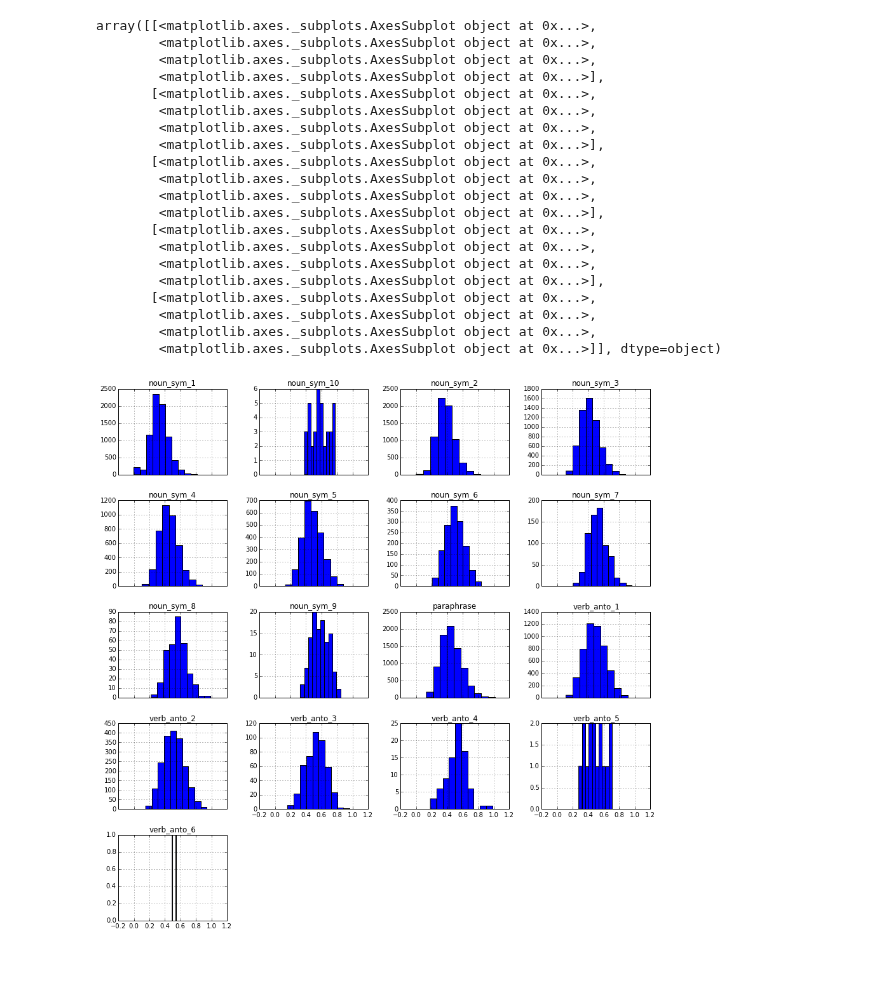
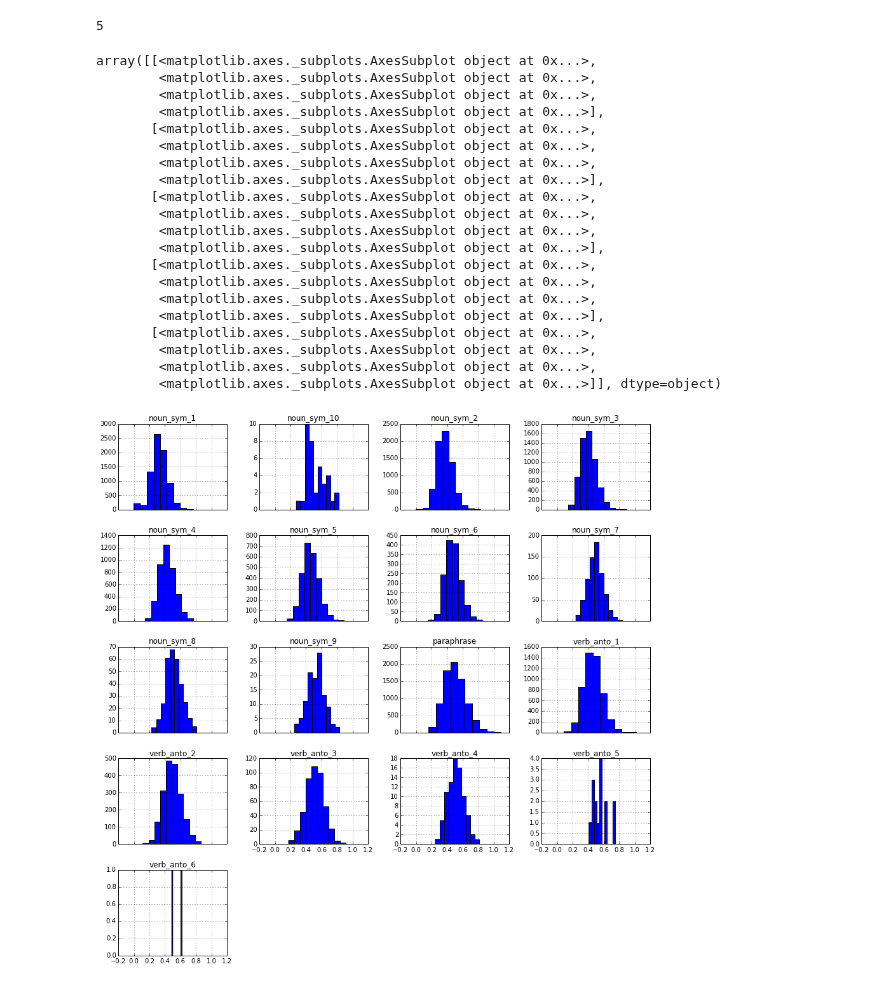
Before and after one commit to oxinabox/phd, a Jupyter notebook: prototypes/Projects/SemanticVsSyntacticEval/results_analysis.ipynb, the cells around one changed output. Drawn from its saved outputs; the diff is of its cells as text; code cells hidden in the pictures.

```diff
--- a/prototypes/Projects/SemanticVsSyntacticEval/results_analysis.ipynb
+++ b/prototypes/Projects/SemanticVsSyntacticEval/results_analysis.ipynb
@@ -40,7 +40,7 @@ def get_dists_table(embedding_filename, max_corruption = 10):
     return dists
 # %%
 rae_dists = get_dists_table("outVectors_RAE2011.csv")
-doc2vec_dists = get_dists_table("outVectors_hansard_doc2vec.csv")
+doc2vec_dists = get_dists_table("outVectors_wiki_doc2vec.csv")
 # %%
 def n_closer_than_paraphrase(prefix, dists):
     """
@@ -85,3 +97,7 @@ ValueError: Length of values does not match length of index
+# %%
+len(compare_sym_anto_distances(doc2vec_dists))
+# %% [output]
+5
 # %%
 def drop_null_cols(df):
     keep_cols = [col for col in df.columns if not(all(pd.isnull(df.loc[:,col])))]
@@ -92,24 +105,24 @@ doc2vec_dists__ = drop_null_cols(doc2vec_dists)
 # %%
-doc2vec_dists.hist(sharex=True)
+drop_null_cols(doc2vec_dists).hist(sharex=True)
 # %% [output]
 array([[<matplotlib.axes._subplots.AxesSubplot object at 0x...>,
         <matplotlib.axes._subplots.AxesSubplot object at 0x...>,
         <matplotlib.axes._subplots.AxesSubplot object at 0x...>,
         <matplotlib.axes._subplots.AxesSubplot object at 0x...>],
        [<matplotlib.axes._subplots.AxesSubplot object at 0x...>,
         <matplotlib.axes._subplots.AxesSubplot object at 0x...>,
         <matplotlib.axes._subplots.AxesSubplot object at 0x...>,
         <matplotlib.axes._subplots.AxesSubplot object at 0x...>],
        [<matplotlib.axes._subplots.AxesSubplot object at 0x...>,
         <matplotlib.axes._subplots.AxesSubplot object at 0x...>,
         <matplotlib.axes._subplots.AxesSubplot object at 0x...>,
         <matplotlib.axes._subplots.AxesSubplot object at 0x...>],
        [<matplotlib.axes._subplots.AxesSubplot object at 0x...>,
         <matplotlib.axes._subplots.AxesSubplot object at 0x...>,
         <matplotlib.axes._subplots.AxesSubplot object at 0x...>,
         <matplotlib.axes._subplots.AxesSubplot object at 0x...>],
        [<matplotlib.axes._subplots.AxesSubplot object at 0x...>,
         <matplotlib.axes._subplots.AxesSubplot object at 0x...>,
         <matplotlib.axes._subplots.AxesSubplot object at 0x...>,
         <matplotlib.axes._subplots.AxesSubplot object at 0x...>]], dtype=object)
-[figure, old version]
+[figure, new version]
```
Also changed, not shown: parts of 8 cells of this notebook, 14 other files.
